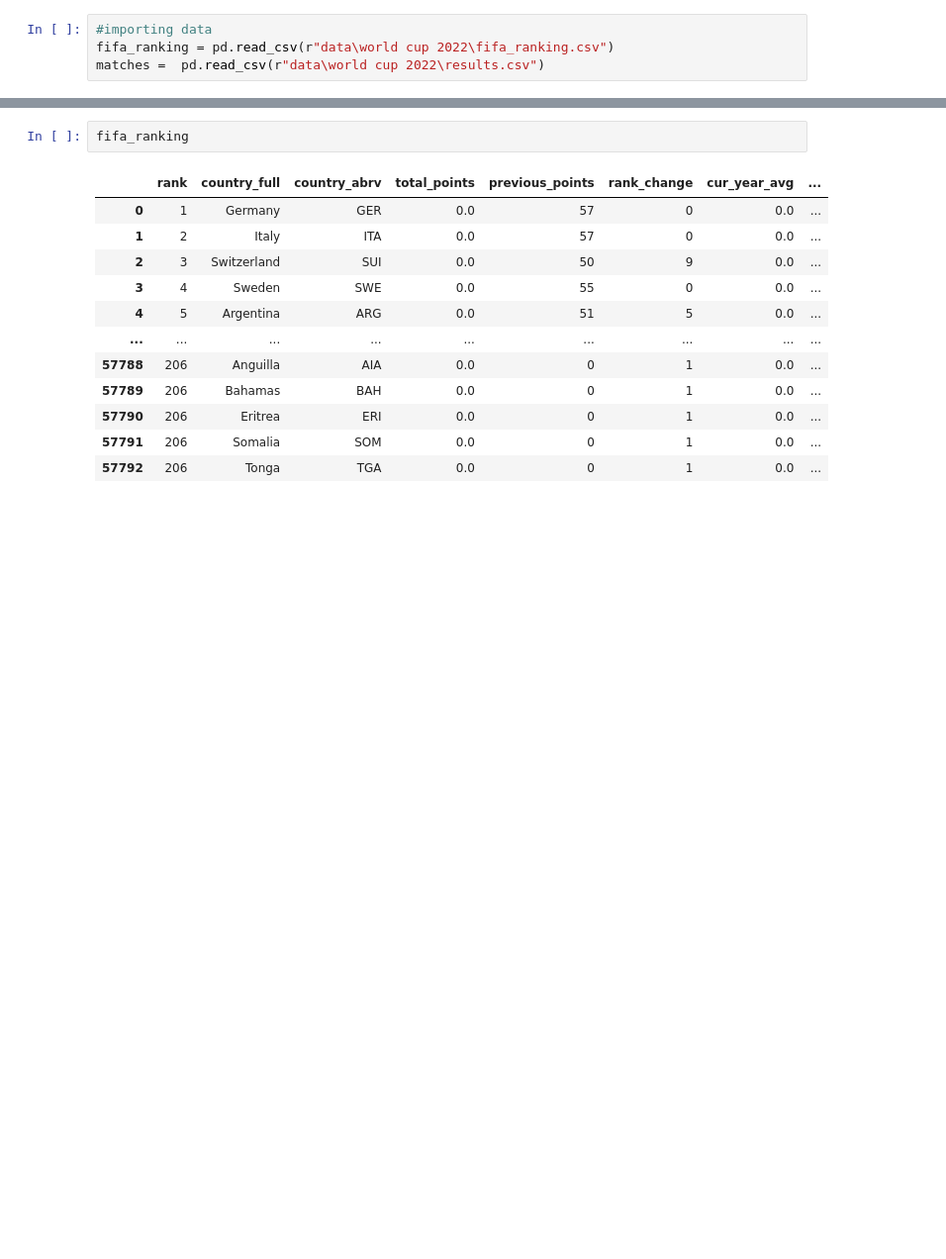
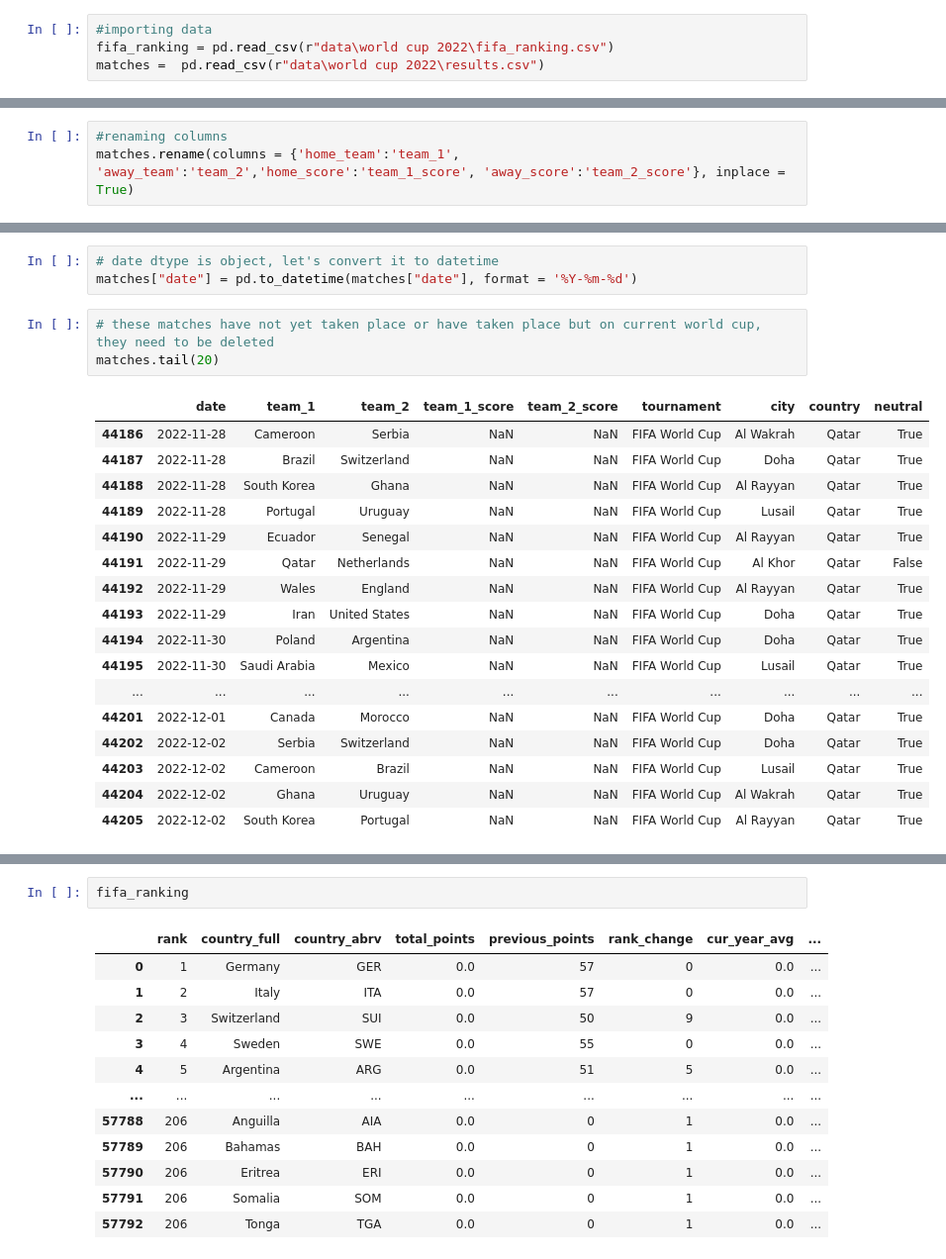
Before and after one commit to Chemafiz/My-Portfolio, a Jupyter notebook: world_cup_2022.ipynb, the cells around one changed output, grey strips where cells are left out. Shown at 99% size. Saved outputs shown, nothing was run; the diff lists cells and outputs as text; blank space fills up the shorter version.

```diff
--- a/world_cup_2022.ipynb
+++ b/world_cup_2022.ipynb
@@ -8,0 +38,3 @@ matches =  pd.read_csv(r"data\world cup 2022\results.csv")
+# %%
+#renaming columns
+matches.rename(columns = {'home_team':'team_1', 'away_team':'team_2','home_score':'team_1_score', 'away_score':'team_2_score'}, inplace = True)
@@ -8,0 +60,24 @@ matches =  pd.read_csv(r"data\world cup 2022\results.csv")
+# %%
+# date dtype is object, let's convert it to datetime
+matches["date"] = pd.to_datetime(matches["date"], format = '%Y-%m-%d')
+# %%
+# these matches have not yet taken place or have taken place but on current world cup, they need to be deleted
+matches.tail(20)
+# %% [output]
+|  | date | team_1 | team_2 | team_1_score | team_2_score | tournament | city | country | neutral |
+| 44186 | 2022-11-28 | Cameroon | Serbia | NaN | NaN | FIFA World Cup | Al Wakrah | Qatar | True |
+| 44187 | 2022-11-28 | Brazil | Switzerland | NaN | NaN | FIFA World Cup | Doha | Qatar | True |
+| 44188 | 2022-11-28 | South Korea | Ghana | NaN | NaN | FIFA World Cup | Al Rayyan | Qatar | True |
+| 44189 | 2022-11-28 | Portugal | Uruguay | NaN | NaN | FIFA World Cup | Lusail | Qatar | True |
+| 44190 | 2022-11-29 | Ecuador | Senegal | NaN | NaN | FIFA World Cup | Al Rayyan | Qatar | True |
+| 44191 | 2022-11-29 | Qatar | Netherlands | NaN | NaN | FIFA World Cup | Al Khor | Qatar | False |
+| 44192 | 2022-11-29 | Wales | England | NaN | NaN | FIFA World Cup | Al Rayyan | Qatar | True |
+| 44193 | 2022-11-29 | Iran | United States | NaN | NaN | FIFA World Cup | Doha | Qatar | True |
+| 44194 | 2022-11-30 | Poland | Argentina | NaN | NaN | FIFA World Cup | Doha | Qatar | True |
+| 44195 | 2022-11-30 | Saudi Arabia | Mexico | NaN | NaN | FIFA World Cup | Lusail | Qatar | True |
+| ... | ... | ... | ... | ... | ... | ... | ... | ... | ... |
+| 44201 | 2022-12-01 | Canada | Morocco | NaN | NaN | FIFA World Cup | Doha | Qatar | True |
+| 44202 | 2022-12-02 | Serbia | Switzerland | NaN | NaN | FIFA World Cup | Doha | Qatar | True |
+| 44203 | 2022-12-02 | Cameroon | Brazil | NaN | NaN | FIFA World Cup | Lusail | Qatar | True |
+| 44204 | 2022-12-02 | Ghana | Uruguay | NaN | NaN | FIFA World Cup | Al Wakrah | Qatar | True |
+| 44205 | 2022-12-02 | South Korea | Portugal | NaN | NaN | FIFA World Cup | Al Rayyan | Qatar | True |
```
Also changed, not shown: parts of 25 cells of this notebook.
